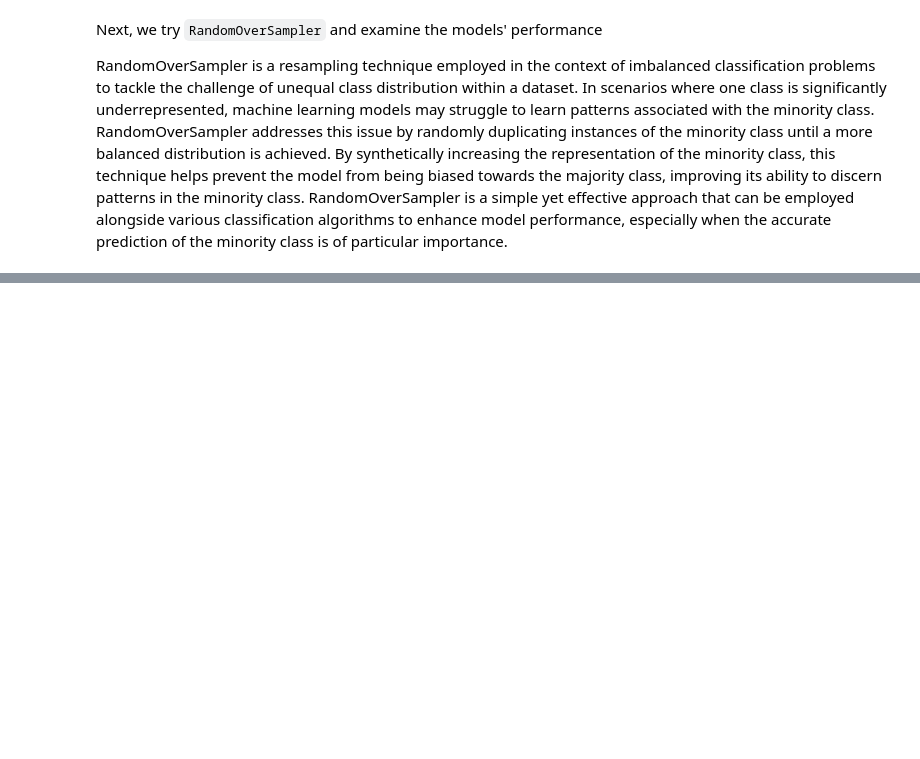
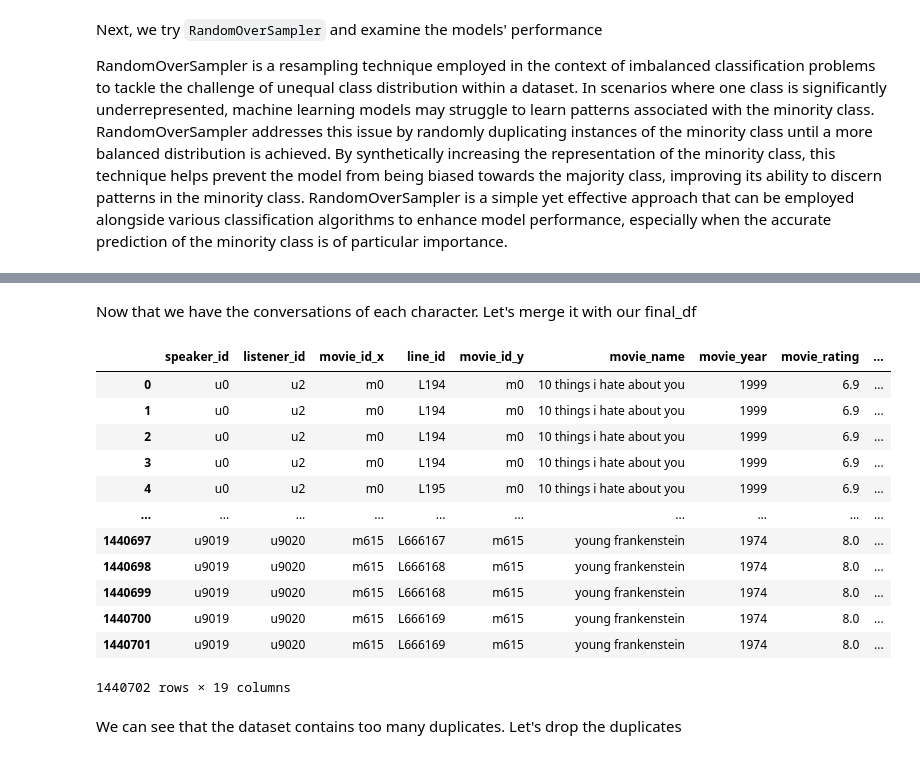
Before and after one commit to Sumitjh26997/CSS581-Final-Project, a Jupyter notebook: CSS581_project.ipynb, the cells around one changed output, grey strips where cells are left out. Cells and saved outputs as stored; diff of their text form; code cells hidden in the pictures; blank space fills up the shorter version.

Commit message:
Code for creation of character_conversations_df

```diff
--- a/CSS581_project.ipynb
+++ b/CSS581_project.ipynb
@@ -2961,0 +2504,6 @@ Support Vector Machine AUC: 0.808
+# %%
+column_names = ['speaker_id', 'listener_id', 'movie_id', 'line_id',]
+conversations_df = pd.read_csv('dataset/movie_conversations.tsv', sep='\t', header=None, names=column_names, on_bad_lines='skip')
+print("SUCESS : 'Conversations' dataframe created from 'movie_conversations.tsv'\n")
+print('Here is a snapshot of data')
+conversations_df.head()
@@ -2961,0 +2522,8 @@ Support Vector Machine AUC: 0.808
+# %%
+conversations_df['line_id'] = conversations_df['line_id'].str.split(' ')
+conversations_df = conversations_df.loc[conversations_df.index.repeat(conversations_df['line_id'].apply(len))]
+conversations_df = conversations_df.explode('line_id')
+conversations_df = conversations_df.reset_index(drop=True)
+conversations_df['line_id'] = conversations_df['line_id'].str.strip("[]")
+conversations_df['line_id'] = conversations_df['line_id'].str.strip("''")
+conversations_df
@@ -2961,0 +2544,21 @@ Support Vector Machine AUC: 0.808
+# %% [markdown]
+Now that we have the conversations of each character. Let's merge it with our final_df
+# %%
+character_conversations_df = pd.merge(conversations_df, final_df, how='inner', on='line_id')
+character_conversations_df
+# %% [output]
+|  | speaker_id | listener_id | movie_id_x | line_id | movie_id_y | movie_name | movie_year | movie_rating | ... |
+| 0 | u0 | u2 | m0 | L194 | m0 | 10 things i hate about you | 1999 | 6.9 | ... |
+| 1 | u0 | u2 | m0 | L194 | m0 | 10 things i hate about you | 1999 | 6.9 | ... |
+| 2 | u0 | u2 | m0 | L194 | m0 | 10 things i hate about you | 1999 | 6.9 | ... |
+| 3 | u0 | u2 | m0 | L194 | m0 | 10 things i hate about you | 1999 | 6.9 | ... |
+| 4 | u0 | u2 | m0 | L195 | m0 | 10 things i hate about you | 1999 | 6.9 | ... |
+| ... | ... | ... | ... | ... | ... | ... | ... | ... | ... |
+| 1440697 | u9019 | u9020 | m615 | L666167 | m615 | young frankenstein | 1974 | 8.0 | ... |
+| 1440698 | u9019 | u9020 | m615 | L666168 | m615 | young frankenstein | 1974 | 8.0 | ... |
+| 1440699 | u9019 | u9020 | m615 | L666168 | m615 | young frankenstein | 1974 | 8.0 | ... |
+| 1440700 | u9019 | u9020 | m615 | L666169 | m615 | young frankenstein | 1974 | 8.0 | ... |
+| 1440701 | u9019 | u9020 | m615 | L666169 | m615 | young frankenstein | 1974 | 8.0 | ... |
+1440702 rows × 19 columns
+# %% [markdown]
+We can see that the dataset contains too many duplicates. Let's drop the duplicates
```
Also changed, not shown: parts of 74 cells of this notebook.
